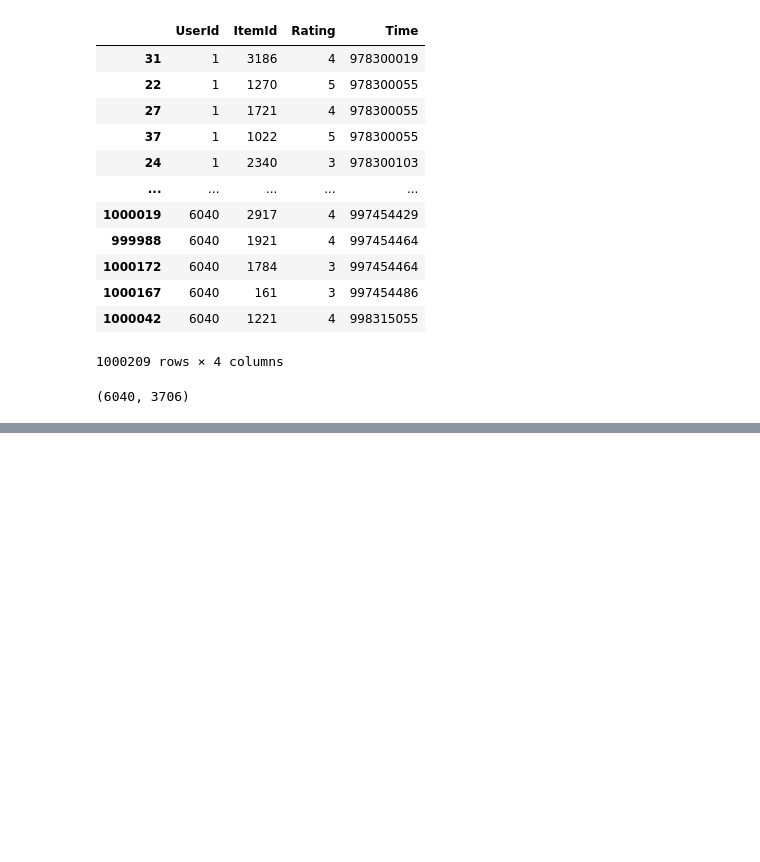
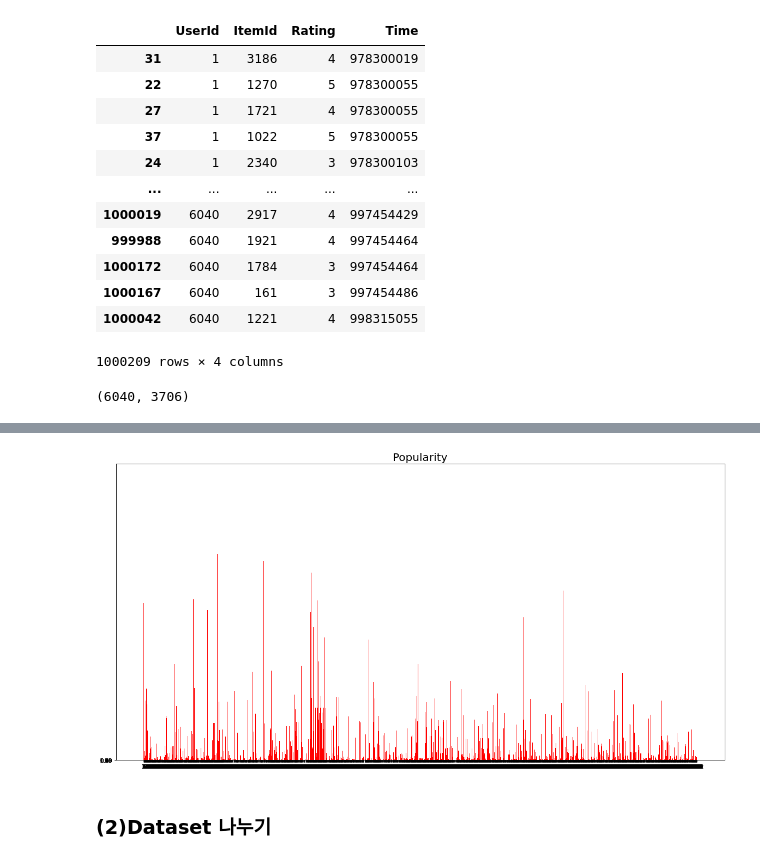
Before and after one commit to Zion-J-Park/aiffel, a Jupyter notebook: aiffel/[E17]Movielens_SBR.ipynb, the cells around one changed output, grey strips where cells are left out. Saved outputs shown, nothing was run; the diff lists cells and outputs as text; code cells hidden in the pictures; blank space fills up the shorter version.

```diff
--- a/aiffel/[E17]Movielens_SBR.ipynb
+++ b/aiffel/[E17]Movielens_SBR.ipynb
@@ -114,6 +81,0 @@ type(latest)
-# %%
-'''
-month_ago = latest - dt.timedelta(30)     # 최종 날짜로부터 30일 이전 날짜를 구한다.
-data = data[data['Time'] > month_ago]   # 방금 구한 날짜 이후의 데이터만 모은다.
-data
-'''
@@ -146,3 +81,0 @@ def cleanse_unpopular_item(data: pd.DataFrame, least_click):
-# %%
-data = cleanse_recursive(data, shortest=2, least_click=5)
-data
@@ -152,0 +84,7 @@ test['Time'].min(), test['Time'].max()
+# %%
+data['Time'] = data['Time']/3600/24/30
+data['Time'] = data['Time'].astype(int)
+data['Popularity'] = data['Rating']*data['Time']
+# data = data.drop(['UserId','Rating','Time'], axis = 1)
+
+data
@@ -152,0 +107,8 @@ test['Time'].min(), test['Time'].max()
+# %%
+
+temp = data.groupby(['ItemId'], as_index=False)['Popularity'].sum()
+temp
+# length_percent_cumsum = length_count.cumsum() / length_count.sum()
+# length_percent_cumsum_999 = length_percent_cumsum[length_percent_cumsum < 0.999]
+
+# length_percent_cumsum_999
@@ -153,3 +129,19 @@ test['Time'].min(), test['Time'].max()
+# %%
+item_id = temp['ItemId']
+popularity = temp['Popularity']
+
+fig = plt.figure(figsize=(20, 10))
+ax = fig.add_subplot(1,1,1)
+ax.bar(x=item_id,
+        height=popularity, color='red')
+plt.xticks(item_id)
+plt.yticks(np.arange(0, 1.01, 0.05))
+plt.title('Popularity', size=20)
+plt.show()
+# %% [output]
+[figure, added]
+# %% [markdown]
+### (2)Dataset 나누기
 # %%
 def split_by_date(data: pd.DataFrame, n_days: int):
     final_time = data['Time'].max()
```
Also changed, not shown: parts of 26 cells of this notebook.
